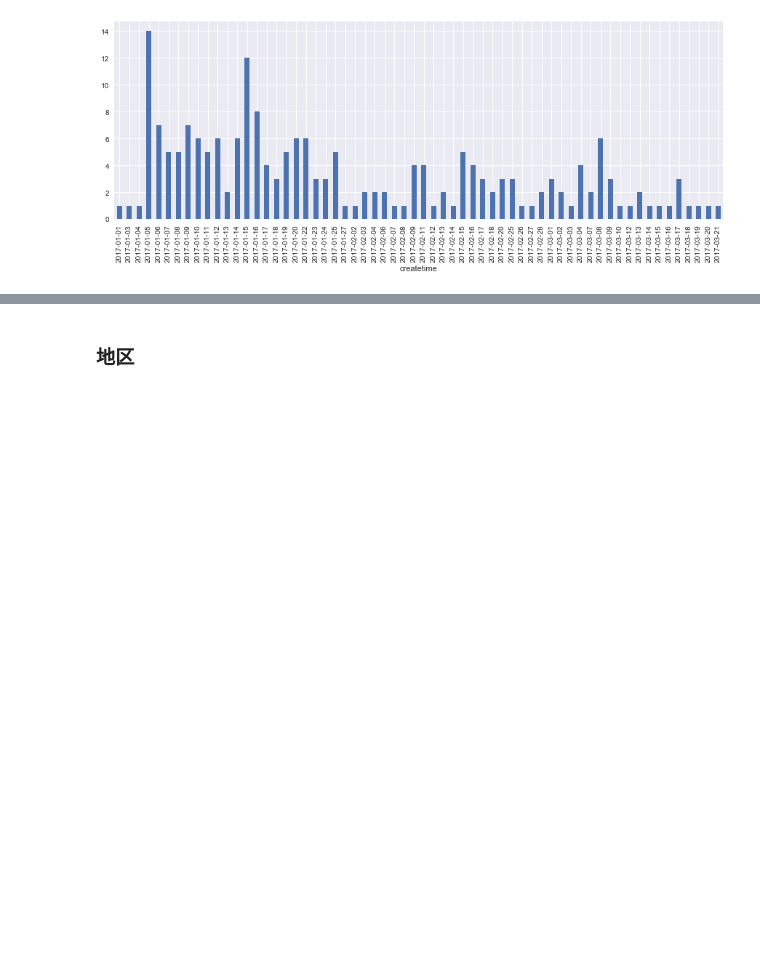
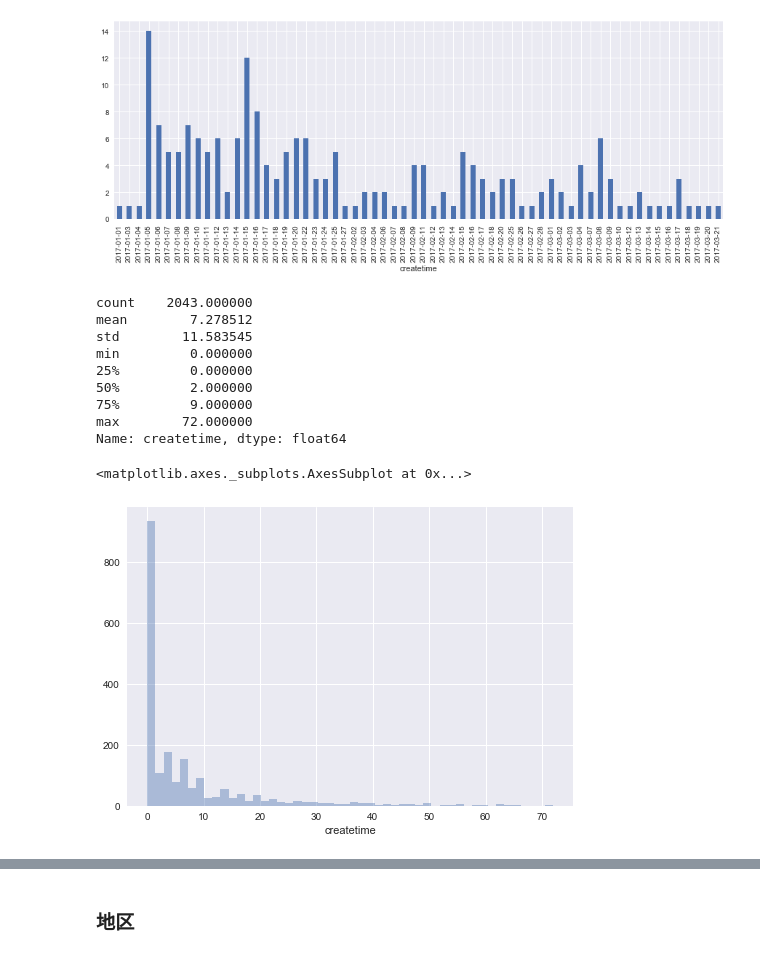
Before and after one commit to hugolu/learn-data-analysis, a Jupyter notebook: yimi/data-analysis.ipynb, the cells around one changed output, grey strips where cells are left out. Drawn from its saved outputs; the diff is of its cells as text; code cells hidden in the pictures; blank space fills up the shorter version.

```diff
--- a/yimi/data-analysis.ipynb
+++ b/yimi/data-analysis.ipynb
@@ -288,3 +288,28 @@ df_0.groupby('createtime')['total_amount'].count().plot(kind='bar', figsize=(15,
 plt.savefig('picture/order_once_amount0_barchar.png')
 # %% [output]
 [figure]
+# %%
+# 依照时间从排序
+df2 = df.sort_values(by='createtime')
+
+# 找出多次购买客户
+df3 = df2[df2.ship_mobile.duplicated(keep=False)]
+
+# 多久再次购买
+days = df3.groupby('ship_mobile')['createtime'].diff().dropna().map(lambda delta: delta.days)
+print days.describe()
+
+# 画出再次购买时间分布
+sns.distplot(days, kde=False)
+# %% [output]
+count    2043.000000
+mean        7.278512
+std        11.583545
+min         0.000000
+25%         0.000000
+50%         2.000000
+75%         9.000000
+max        72.000000
+Name: createtime, dtype: float64
+<matplotlib.axes._subplots.AxesSubplot at 0x...>
+[figure, added]
```
Also changed, not shown: parts of 4 cells of this notebook.
